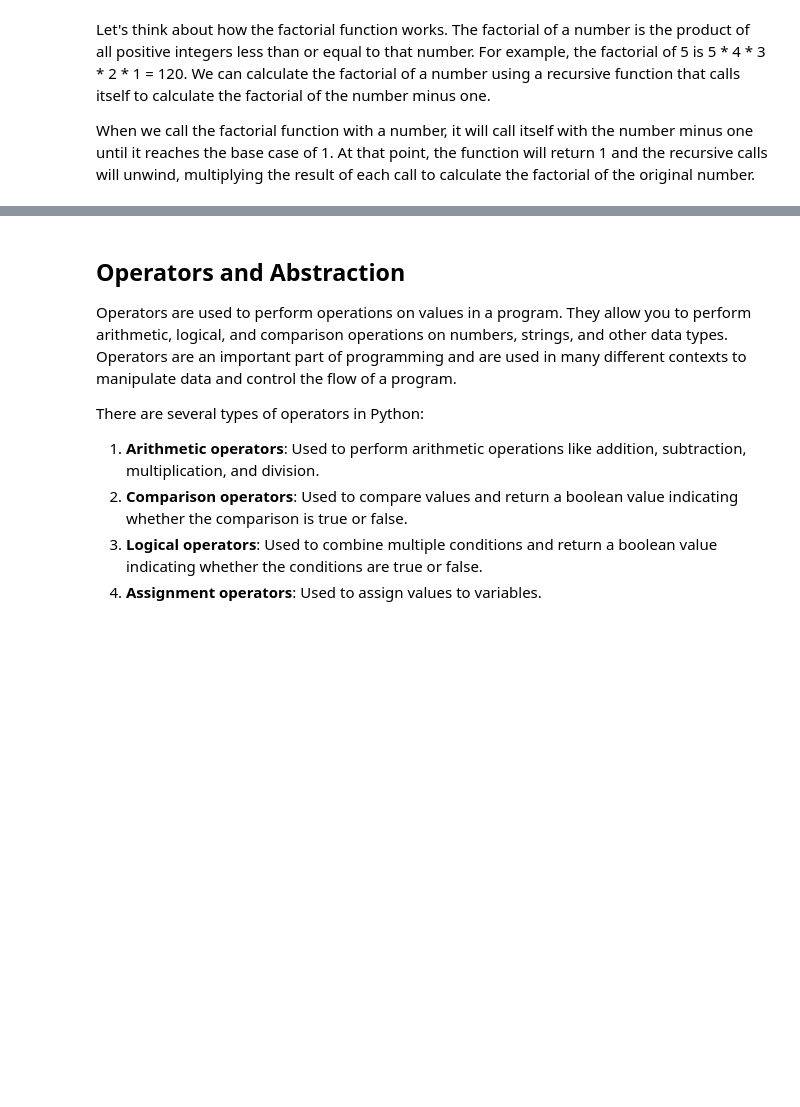
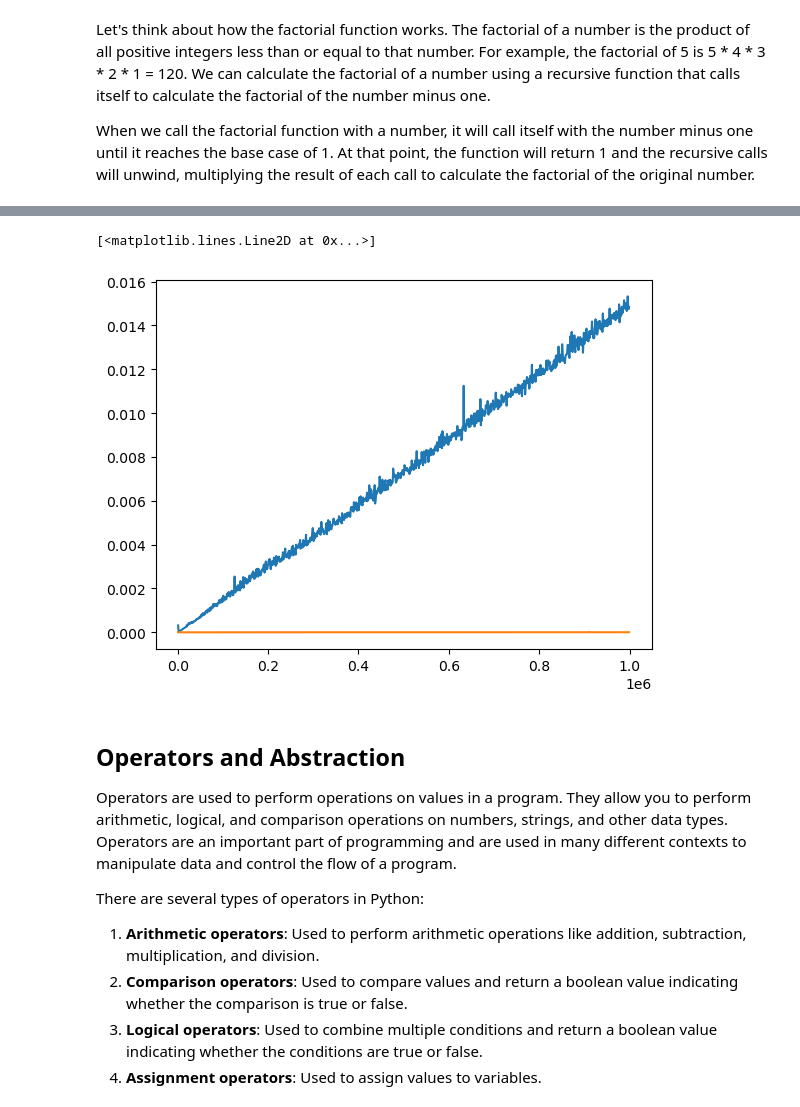
Before and after one commit to seinjonetan/mfre_workshop, a Jupyter notebook: python/python_2024/intro.ipynb, the cells around one changed output, grey strips where cells are left out. Saved outputs shown, nothing was run; the diff lists cells and outputs as text; code cells hidden in the pictures; blank space fills up the shorter version.

```diff
--- a/python/python_2024/intro.ipynb
+++ b/python/python_2024/intro.ipynb
@@ -292,9 +296,7 @@ Now let's try something a bit more complex. Let's say that instead of a triangle
 for i in range(10):
     for j in range(10 - i):
         print(" ", end="")
-    for j in range(i):
-        print("#", end="")
-    for j in range(i - 1):
+    for j in range(2* i - 1):
         print("#", end="")
     print()
 # %% [output]
@@ -334,0 +375,56 @@ When we call the factorial function with a number, it will call itself with the
+# %%
+import time
+import matplotlib.pyplot as plt
+
+def linear_search(arr, target):
+    for i in range(len(arr)):
+        if arr[i] == target:
+            return i
+    return -1
+
+def binary_search(arr, target):
+    left = 0
+    right = len(arr) - 1
+
+    while left <= right:
+        mid = (left + right) // 2
+        if arr[mid] == target:
+            return mid
+        elif arr[mid] < target:
+            left = mid + 1
+        else:
+            right = mid - 1
+    return -1
+
+arr = [i for i in range(1000000)]
+
+start = time.time()
+print(linear_search(arr, 999999))
+end = time.time()
+print(f"Linear search took {end - start} seconds.")
+
+start = time.time()
+print(binary_search(arr, 999999))
+end = time.time()
+print(f"Binary search took {end - start} seconds.")
+
+# Graphing the time complexity of linear search and binary search
+
+linear_search_times = []
+binary_search_times = []
+
+for i in range(1000, 1000000, 1000):
+    arr = [j for j in range(i)]
+    start = time.time()
+    linear_search(arr, i - 1)
+    end = time.time()
+    linear_search_times.append(end - start)
+
+    start = time.time()
+    binary_search(arr, i - 1)
+    end = time.time()
+    binary_search_times.append(end - start)
+
+plt.plot(range(1000, 1000000, 1000), linear_search_times, label="Linear Search")
+plt.plot(range(1000, 1000000, 1000), binary_search_times, label="Binary Search")
+# %% [output]
@@ -335,3 +435,5 @@ When we call the factorial function with a number, it will call itself with the
+[<matplotlib.lines.Line2D at 0x...>]
+[figure, added]
 # %% [markdown]
 ## Operators and Abstraction
 
```
Also changed, not shown: parts of 5 cells of this notebook.
